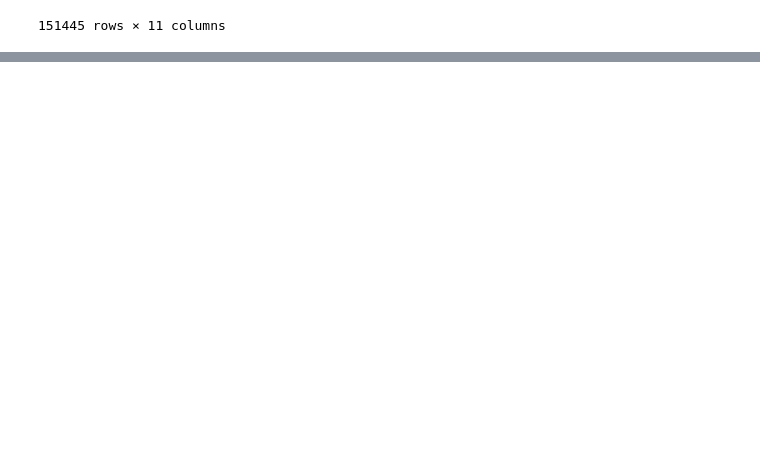
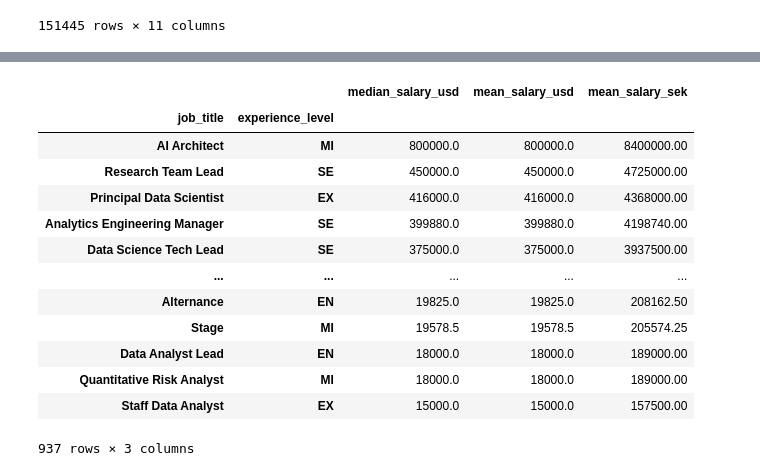
Before and after one commit to luckepucke6/machine_learning_lucas_lindh_mlops25, a Jupyter notebook: exercises/exercise_0.1.ipynb, the cells around one changed output, grey strips where cells are left out. Saved outputs shown, nothing was run; the diff lists cells and outputs as text; code cells hidden in the pictures; blank space fills up the shorter version.

```diff
--- a/exercises/exercise_0.1.ipynb
+++ b/exercises/exercise_0.1.ipynb
@@ -107,0 +107,4 @@ df["job_title"].value_counts().head(10).reset_index()
+# %%
+salary_summary = df.groupby(["job_title", "experience_level"])["salary_in_usd"].agg(
+    ["median", "mean"]
+)
@@ -107,0 +127,23 @@ df["job_title"].value_counts().head(10).reset_index()
+# %%
+salary_summary = salary_summary.rename(
+    columns={"median": "median_salary_usd", "mean": "mean_salary_usd"}
+)
+# %%
+salary_summary["mean_salary_sek"] = (salary_summary["mean_salary_usd"] * 10.5)
+# %%
+salary_summary.sort_values(by="mean_salary_sek", ascending=False)
+# %% [output]
+|  |  | median_salary_usd | mean_salary_usd | mean_salary_sek |
+| job_title | experience_level |  |  |  |
+| AI Architect | MI | 800000.0 | 800000.0 | 8400000.00 |
+| Research Team Lead | SE | 450000.0 | 450000.0 | 4725000.00 |
+| Principal Data Scientist | EX | 416000.0 | 416000.0 | 4368000.00 |
+| Analytics Engineering Manager | SE | 399880.0 | 399880.0 | 4198740.00 |
+| Data Science Tech Lead | SE | 375000.0 | 375000.0 | 3937500.00 |
+| ... | ... | ... | ... | ... |
+| Alternance | EN | 19825.0 | 19825.0 | 208162.50 |
+| Stage | MI | 19578.5 | 19578.5 | 205574.25 |
+| Data Analyst Lead | EN | 18000.0 | 18000.0 | 189000.00 |
+| Quantitative Risk Analyst | MI | 18000.0 | 18000.0 | 189000.00 |
+| Staff Data Analyst | EX | 15000.0 | 15000.0 | 157500.00 |
+937 rows × 3 columns
```
Also changed, not shown: parts of 6 cells of this notebook.
